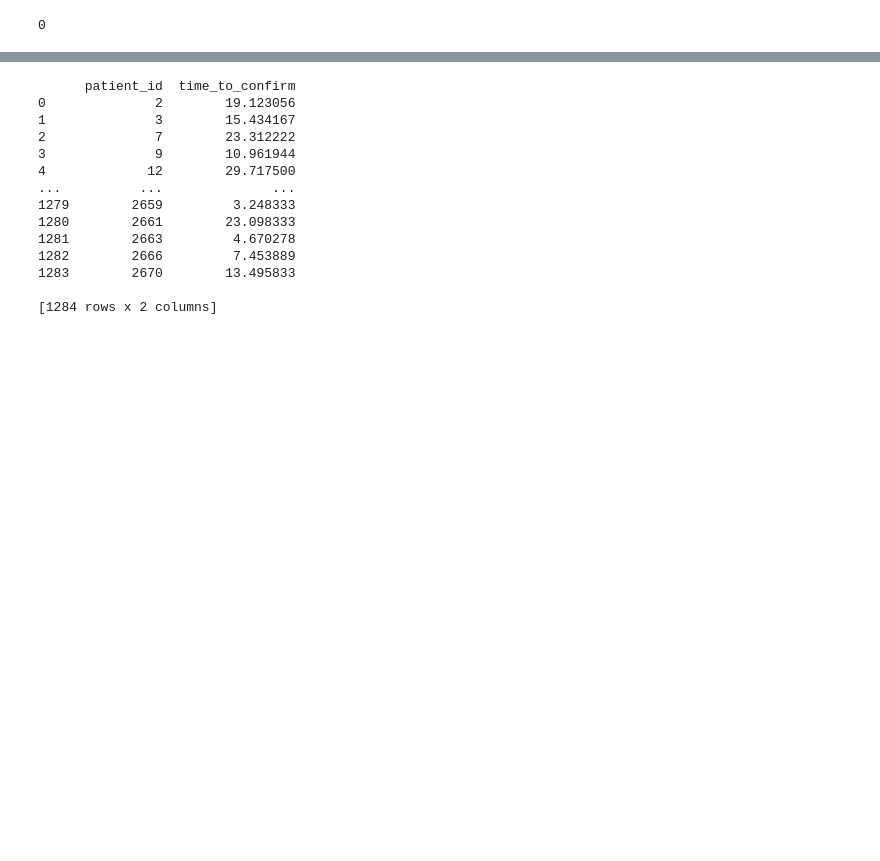
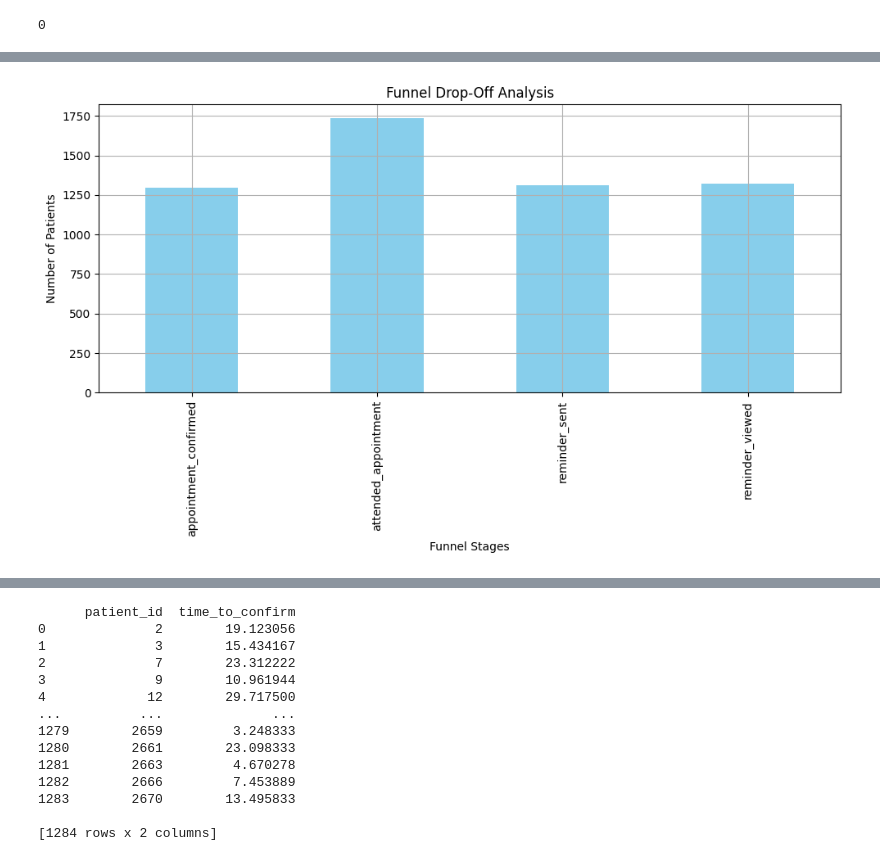
Before and after one commit to Ismat-Samadov/kyla_ProductAnalyst, a Jupyter notebook: EDA.ipynb, the cells around one changed output, grey strips where cells are left out. Cells and saved outputs as stored; diff of their text form; code cells hidden in the pictures; blank space fills up the shorter version.

```diff
--- a/EDA.ipynb
+++ b/EDA.ipynb
@@ -155,0 +220,16 @@ unique_patients_no_confirm_attended
+# %%
+# Funnel stages drop-off rates
+funnel_stages = ['reminder_sent', 'reminder_viewed', 'appointment_confirmed', 'attended_appointment']
+funnel_counts = merged_data[merged_data['event_name'].isin(funnel_stages)].groupby('event_name')['patient_id'].nunique()
+
+# Plot the funnel analysis
+plt.figure(figsize=(10, 6))
+funnel_counts.plot(kind='bar', color='skyblue')
+plt.title('Funnel Drop-Off Analysis')
+plt.xlabel('Funnel Stages')
+plt.ylabel('Number of Patients')
+plt.grid(True)
+plt.tight_layout()
+plt.show()
+# %% [output]
+[figure, added]
```
Also changed, not shown: parts of 15 cells of this notebook.
